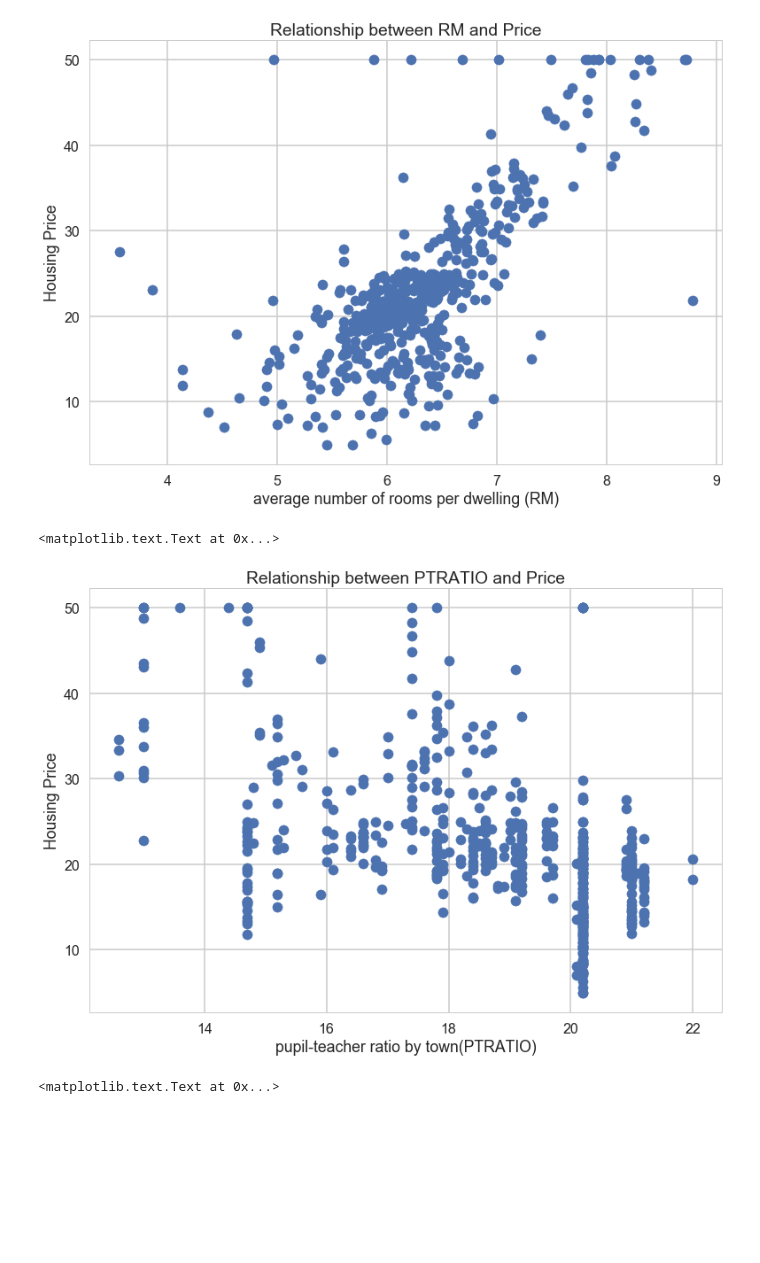
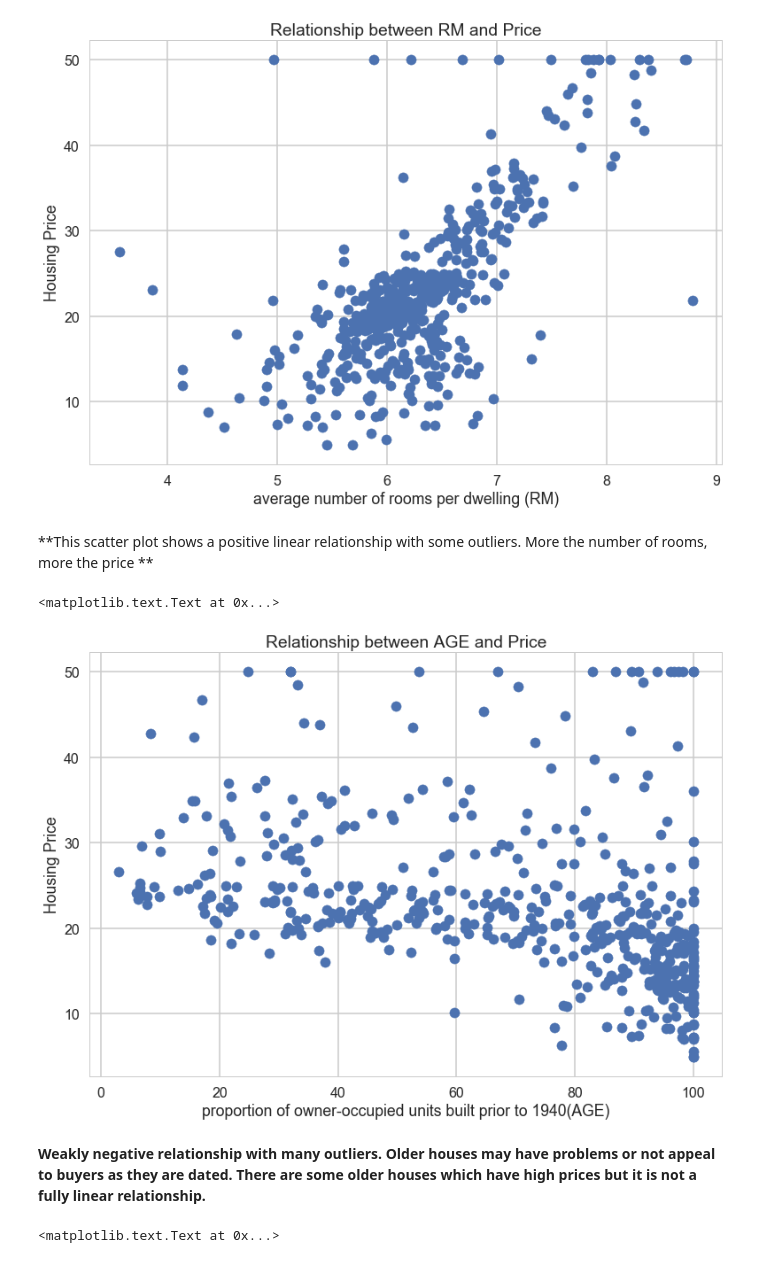
Before and after one commit to SoumyaK23/Springboard-Data-Intensive-and-Machine-Learning, a Jupyter notebook: machine learning/Mini_Project_Linear_Regression.ipynb, the cells around one changed output. Cells and saved outputs as stored; diff of their text form; code cells hidden in the pictures; blank space fills up the shorter version.

```diff
--- a/machine learning/Mini_Project_Linear_Regression.ipynb
+++ b/machine learning/Mini_Project_Linear_Regression.ipynb
@@ -289,16 +293,21 @@ plt.title("Relationship between RM and Price")
 # %% [output]
 <matplotlib.text.Text at 0x...>
 [figure]
+# %% [markdown]
+**This scatter plot shows a positive linear relationship with some outliers.
+More the number of rooms, more the price **
 # %%
-# your turn: scatter plot between *PTRATIO* and *PRICE*
+# your turn: scatter plot between *AGE* and *PRICE*
 
-plt.scatter(bos.PTRATIO, bos.PRICE)
-plt.xlabel("pupil-teacher ratio by town(PTRATIO)")
+plt.scatter(bos.AGE, bos.PRICE)
+plt.xlabel("proportion of owner-occupied units built prior to 1940(AGE)")
 plt.ylabel("Housing Price")
-plt.title("Relationship between PTRATIO and Price")
+plt.title("Relationship between AGE and Price")
 # %% [output]
 <matplotlib.text.Text at 0x...>
-[figure, old version]
+[figure, new version]
+# %% [markdown]
+**Weakly negative relationship with many outliers. Older houses may have problems or not appeal to buyers as they are dated. There are some older houses which have high prices but it is not a fully linear relationship.**
 # %%
 # your turn: scatter plot between *DIS* and *PRICE*
 
```
Also changed, not shown: parts of 30 cells of this notebook.
